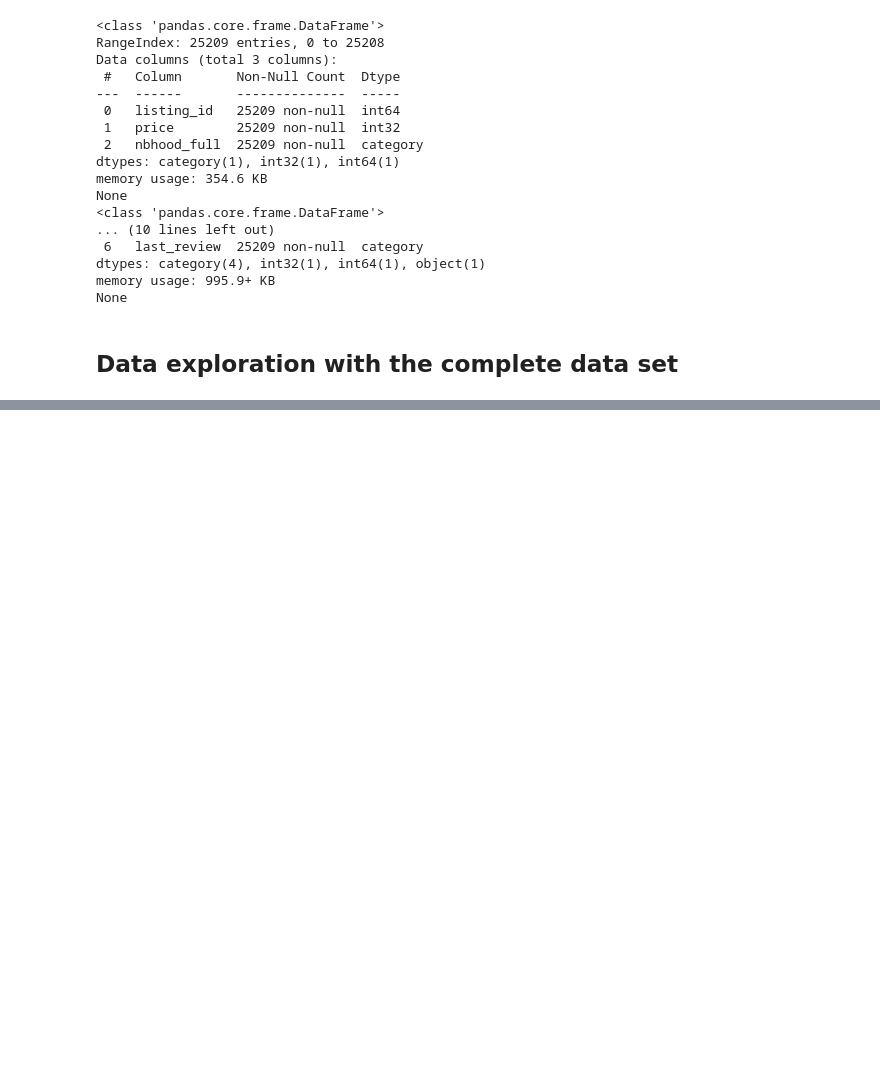
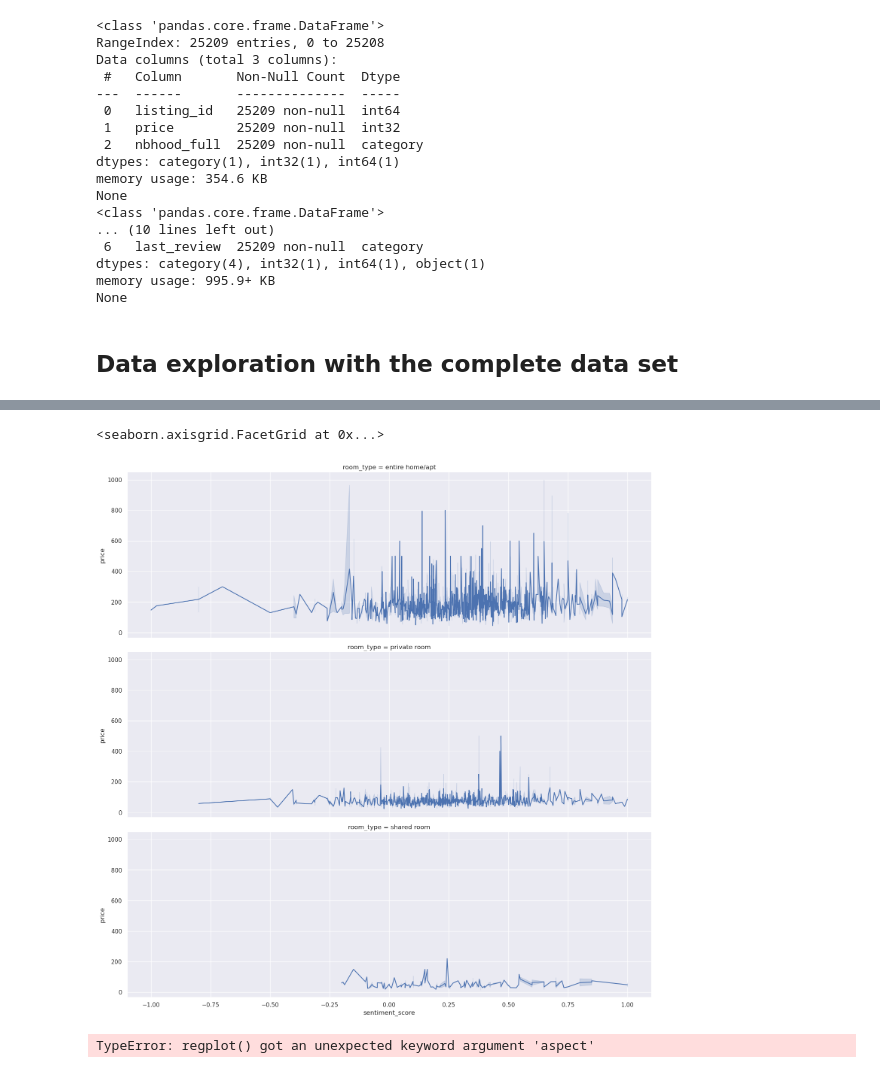
Before and after one commit to carlosjesuscaro/data_analysis_airbnb_market_trends, a Jupyter notebook: main.ipynb, the cells around one changed output, grey strips where cells are left out. Drawn from its saved outputs; the diff is of its cells as text; code cells hidden in the pictures; blank space fills up the shorter version.

```diff
--- a/main.ipynb
+++ b/main.ipynb
@@ -184,0 +194,10 @@ wdwfefce
+# %%
+sns.relplot(data=data, x='sentiment_score', y='price', kind='line', aspect=3, row='room_type')
+# %% [output]
+<seaborn.axisgrid.FacetGrid at 0x...>
+[figure, added]
+# %%
+
+sns.regplot(data=data, x='sentiment_score', y='price')
+# %% [output]
+TypeError: regplot() got an unexpected keyword argument 'aspect'
```
Also changed, not shown: parts of 12 cells of this notebook.
